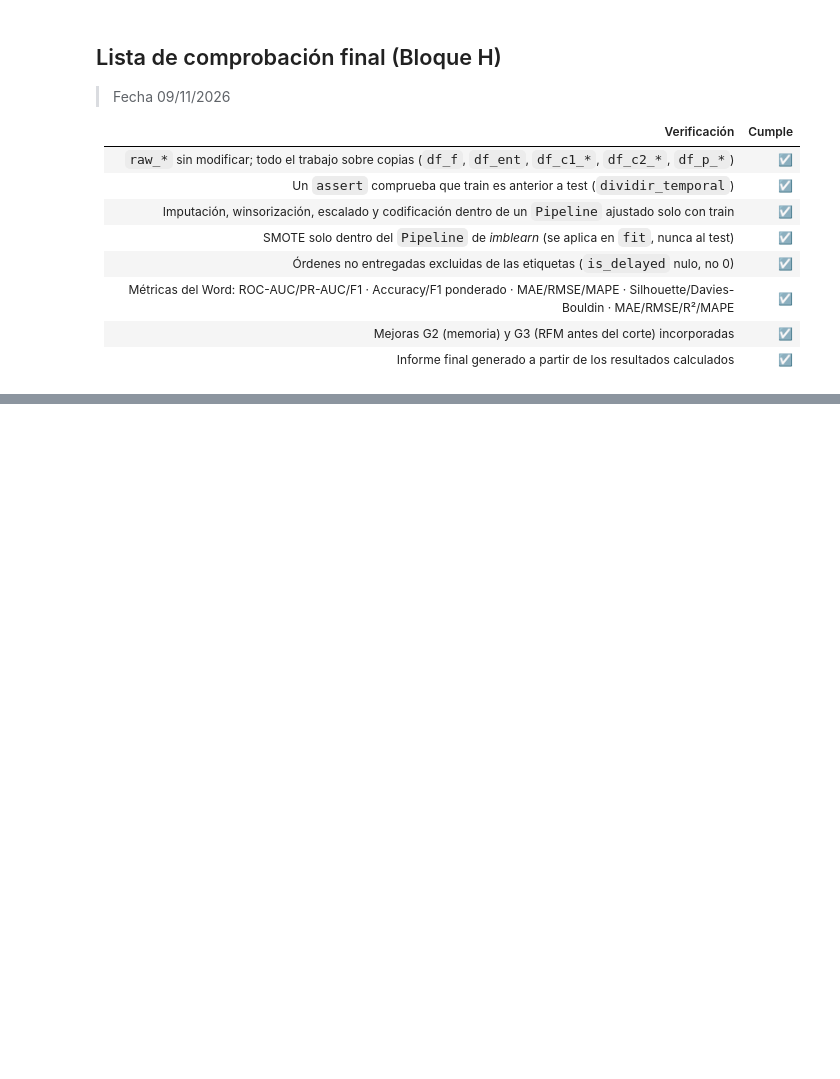
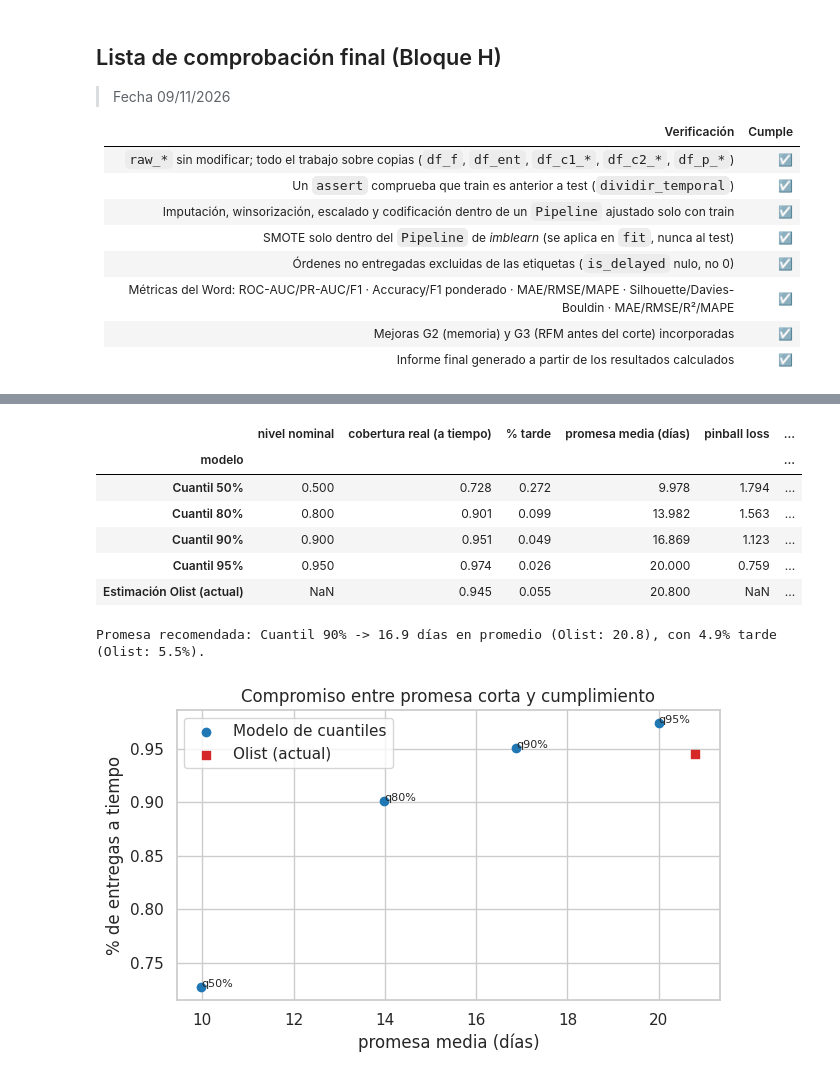
Before and after one commit to cmauriciocrescente-upc/Dataset-en-Colab, a Jupyter notebook: Actividad_21_10_26_OlistDataSets_Mauricio_Crescente.ipynb, the cells around one changed output, grey strips where cells are left out. Saved outputs shown, nothing was run; the diff lists cells and outputs as text; code cells hidden in the pictures; blank space fills up the shorter version.

```diff
--- a/Actividad_21_10_26_OlistDataSets_Mauricio_Crescente.ipynb
+++ b/Actividad_21_10_26_OlistDataSets_Mauricio_Crescente.ipynb
@@ -2649,0 +2733,63 @@ K-Means con **k = 4** (elegido por Silhouette con k ≥ 3) produce los siguiente
+# %%
+from sklearn.metrics import mean_pinball_loss                     # métrica propia de los modelos de cuantiles
+
+ALFAS = [0.50, 0.80, 0.90, 0.95]                                  # niveles de confianza a probar (0.90 = "llega a tiempo en el 90% de los casos")
+
+def nuevo_cuantil(alfa):
+    """Crea un regresor que predice el cuantil 'alfa' de la distribución del tiempo de entrega."""
+    if HAY_LGBM:                                                  # LightGBM si está instalado
+        return lgb.LGBMRegressor(objective='quantile', alpha=alfa, n_estimators=400, learning_rate=0.05, num_leaves=31,
+                                 subsample=0.8, subsample_freq=1, colsample_bytree=0.8, random_state=SEMILLA,
+                                 n_jobs=-1, verbose=-1)           # objective='quantile' + alpha = cuantil buscado
+    return HistGradientBoostingRegressor(loss='quantile', quantile=alfa, max_iter=300, learning_rate=0.05,
+                                         random_state=SEMILLA)    # sustituto de sklearn con el mismo objetivo
+
+est_te = df_p_te['tiempo_estimado_dias'].values                   # promesa actual de Olist para cada orden de test
+filas_q, preds_q = [], {}                                         # métricas y predicciones por cuantil
+for a in ALFAS:                                                   # un modelo por nivel
+    pipe_q = armar_reg(nuevo_cuantil(a))                          # mismo preprocesador y objetivo logarítmico que el modelo de H.11
+    pipe_q.fit(df_p_tr[FEAT_P], y_tr)                             # entrena SOLO con train
+    pred_q = pipe_q.predict(df_p_te[FEAT_P])                      # días prometidos para cada orden de test
+    preds_q[a] = pred_q                                           # se guarda para el gráfico
+    filas_q.append({'modelo': f'Cuantil {int(a*100)}%', 'nivel nominal': a,
+                    'cobertura real (a tiempo)': float(np.mean(y_te <= pred_q)),      # % de entregas dentro de la promesa
+                    '% tarde': float(np.mean(y_te > pred_q)),                          # complemento
+                    'promesa media (días)': float(pred_q.mean()),                      # días que se le prometen en promedio al cliente
+                    'pinball loss': mean_pinball_loss(y_te, pred_q, alpha=a)})         # error propio del cuantil
+filas_q.append({'modelo': 'Estimación Olist (actual)', 'nivel nominal': np.nan,
+                'cobertura real (a tiempo)': float(np.mean(y_te <= est_te)), '% tarde': float(np.mean(y_te > est_te)),
+                'promesa media (días)': float(est_te.mean()), 'pinball loss': np.nan})   # punto de comparación
+tabla_q = pd.DataFrame(filas_q).set_index('modelo')               # tabla comparativa
+tabla_q['ahorro vs Olist (días)'] = est_te.mean() - tabla_q['promesa media (días)']   # cuántos días menos se promete que hoy
+display(tabla_q.round(3))
+
+# ---- Promesa recomendada: la más corta que no empeora el % tarde actual de Olist ----
+cob_olist = tabla_q.loc['Estimación Olist (actual)', 'cobertura real (a tiempo)']   # cobertura que hoy se logra
+candidatos = tabla_q.iloc[:-1][tabla_q.iloc[:-1]['cobertura real (a tiempo)'] >= cob_olist]   # cuantiles que igualan o mejoran ese nivel
+if len(candidatos):                                               # si alguno lo logra, se elige el de menor promesa
+    mejor_q = candidatos['promesa media (días)'].idxmin()
+    print(f'Promesa recomendada: {mejor_q} -> {candidatos.loc[mejor_q, "promesa media (días)"]:.1f} días en promedio '
+          f'(Olist: {est_te.mean():.1f}), con {candidatos.loc[mejor_q, "% tarde"]:.1%} tarde (Olist: {1-cob_olist:.1%}).')
+else:                                                             # si ninguno llega a la cobertura de Olist
+    mejor_q = None
+    print('Ningún cuantil probado alcanza la cobertura actual de Olist; probar α más altos (0.97, 0.99).')
+
+# ---- Gráfico: cobertura vs. días prometidos ----
+plt.figure(figsize=(6.5, 4))
+plt.scatter(tabla_q.iloc[:-1]['promesa media (días)'], tabla_q.iloc[:-1]['cobertura real (a tiempo)'], c='tab:blue', label='Modelo de cuantiles')
+for nombre, fila in tabla_q.iloc[:-1].iterrows():                 # etiqueta cada punto con su cuantil
+    plt.annotate(nombre.replace('Cuantil ', 'q'), (fila['promesa media (días)'], fila['cobertura real (a tiempo)']), fontsize=8)
+plt.scatter(est_te.mean(), cob_olist, c='tab:red', marker='s', label='Olist (actual)')
+plt.xlabel('promesa media (días)'); plt.ylabel('% de entregas a tiempo'); plt.title('Compromiso entre promesa corta y cumplimiento')
+plt.legend(); plt.tight_layout(); plt.show()
+RESULTADOS['cuantiles'] = {'tabla': tabla_q, 'mejor': mejor_q}   # guarda para el cierre
+# %% [output]
+|  | nivel nominal | cobertura real (a tiempo) | % tarde | promesa media (días) | pinball loss | ... |
+| modelo |  |  |  |  |  | ... |
+| Cuantil 50% | 0.500 | 0.728 | 0.272 | 9.978 | 1.794 | ... |
+| Cuantil 80% | 0.800 | 0.901 | 0.099 | 13.982 | 1.563 | ... |
+| Cuantil 90% | 0.900 | 0.951 | 0.049 | 16.869 | 1.123 | ... |
+| Cuantil 95% | 0.950 | 0.974 | 0.026 | 20.000 | 0.759 | ... |
+| Estimación Olist (actual) | NaN | 0.945 | 0.055 | 20.800 | NaN | ... |
+Promesa recomendada: Cuantil 90% -> 16.9 días en promedio (Olist: 20.8), con 4.9% tarde (Olist: 5.5%).
+[figure, added]
```
Also changed, not shown: parts of 13 cells of this notebook.
